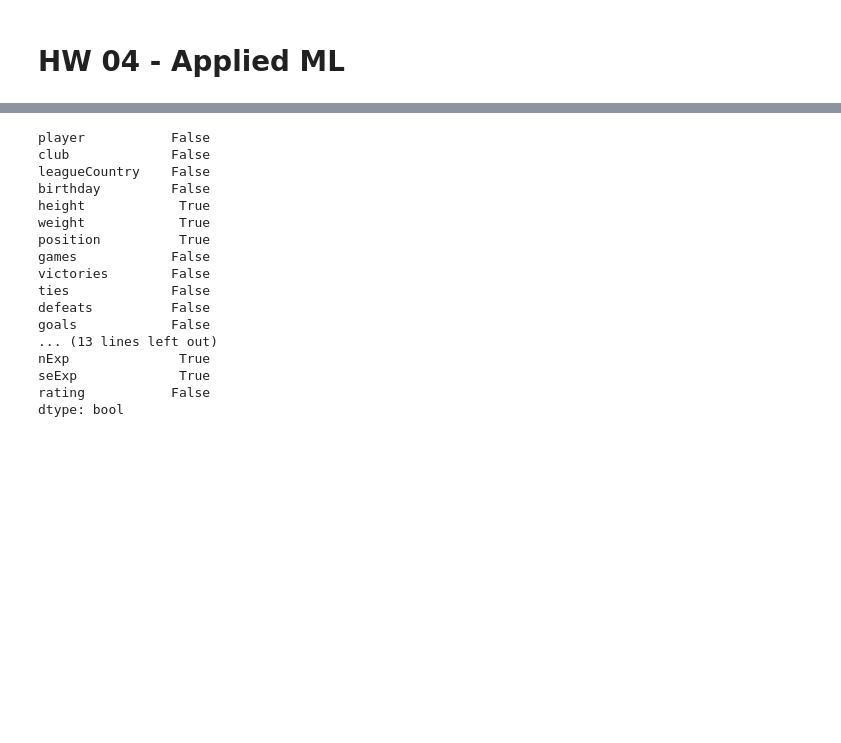
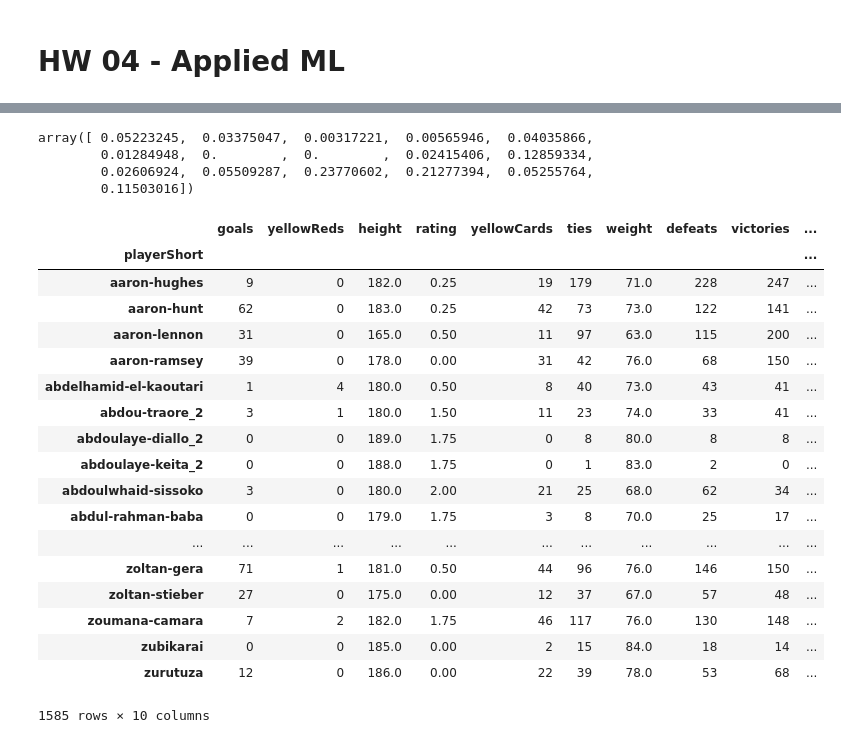
Before and after one commit to ireneu/ada, a Jupyter notebook: HW04/04 - Applied ML.ipynb, the cells around one changed output, grey strips where cells are left out. Cells and saved outputs as stored; diff of their text form; code cells hidden in the pictures; blank space fills up the shorter version.

Commit message:
Groupby

```diff
--- a/HW04/04 - Applied ML.ipynb
+++ b/HW04/04 - Applied ML.ipynb
@@ -90,20 +91,44 @@ print(sklearn.metrics.accuracy_score(y_test, y_pred))
-# %%
-df.isnull().any()
-# %% [output]
-player           False
-club             False
-leagueCountry    False
-birthday         False
-height            True
-weight            True
-position          True
-games            False
-victories        False
-ties             False
-defeats          False
-goals            False
-... (13 lines left out)
-nExp              True
-seExp             True
-rating           False
-dtype: bool
+# %%
+rfc.feature_importances_
+# %% [output]
+array([ 0.05223245,  0.03375047,  0.00317221,  0.00565946,  0.04035866,
+        0.01284948,  0.        ,  0.        ,  0.02415406,  0.12859334,
+        0.02606924,  0.05509287,  0.23770602,  0.21277394,  0.05255764,
+        0.11503016])
+# %%
+sdf = df.reset_index().groupby('playerShort')
+# %%
+feature_function_mapper = {
+    'height': np.average,
+    'weight': np.average,
+    'victories': np.sum,
+    'ties': np.sum,
+    'defeats': np.sum,
+    'goals': np.sum,
+    'yellowCards': np.sum,
+    'yellowReds': np.sum,
+    'redCards': np.sum,
+    'rating': np.average,
+}
+
+sdf.agg(feature_function_mapper)
+# %% [output]
+|  | goals | yellowReds | height | rating | yellowCards | ties | weight | defeats | victories | ... |
+| playerShort |  |  |  |  |  |  |  |  |  | ... |
+| aaron-hughes | 9 | 0 | 182.0 | 0.25 | 19 | 179 | 71.0 | 228 | 247 | ... |
+| aaron-hunt | 62 | 0 | 183.0 | 0.25 | 42 | 73 | 73.0 | 122 | 141 | ... |
+| aaron-lennon | 31 | 0 | 165.0 | 0.50 | 11 | 97 | 63.0 | 115 | 200 | ... |
+| aaron-ramsey | 39 | 0 | 178.0 | 0.00 | 31 | 42 | 76.0 | 68 | 150 | ... |
+| abdelhamid-el-kaoutari | 1 | 4 | 180.0 | 0.50 | 8 | 40 | 73.0 | 43 | 41 | ... |
+| abdou-traore_2 | 3 | 1 | 180.0 | 1.50 | 11 | 23 | 74.0 | 33 | 41 | ... |
+| abdoulaye-diallo_2 | 0 | 0 | 189.0 | 1.75 | 0 | 8 | 80.0 | 8 | 8 | ... |
+| abdoulaye-keita_2 | 0 | 0 | 188.0 | 1.75 | 0 | 1 | 83.0 | 2 | 0 | ... |
+| abdoulwhaid-sissoko | 3 | 0 | 180.0 | 2.00 | 21 | 25 | 68.0 | 62 | 34 | ... |
+| abdul-rahman-baba | 0 | 0 | 179.0 | 1.75 | 3 | 8 | 70.0 | 25 | 17 | ... |
+| ... | ... | ... | ... | ... | ... | ... | ... | ... | ... | ... |
+| zoltan-gera | 71 | 1 | 181.0 | 0.50 | 44 | 96 | 76.0 | 146 | 150 | ... |
+| zoltan-stieber | 27 | 0 | 175.0 | 0.00 | 12 | 37 | 67.0 | 57 | 48 | ... |
+| zoumana-camara | 7 | 2 | 182.0 | 1.75 | 46 | 117 | 76.0 | 130 | 148 | ... |
+| zubikarai | 0 | 0 | 185.0 | 0.00 | 2 | 15 | 84.0 | 18 | 14 | ... |
+| zurutuza | 12 | 0 | 186.0 | 0.00 | 22 | 39 | 78.0 | 53 | 68 | ... |
+1585 rows × 10 columns
```
Also changed, not shown: parts of 6 cells of this notebook.
